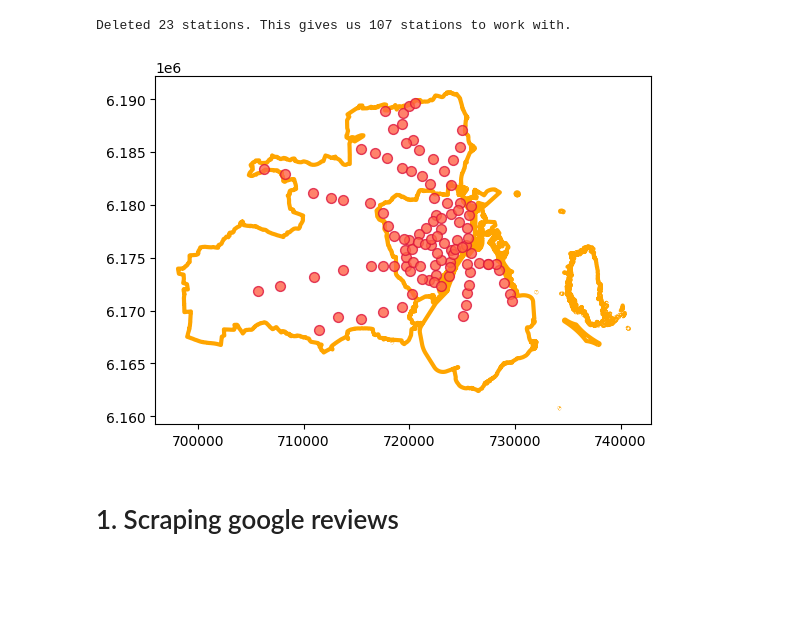
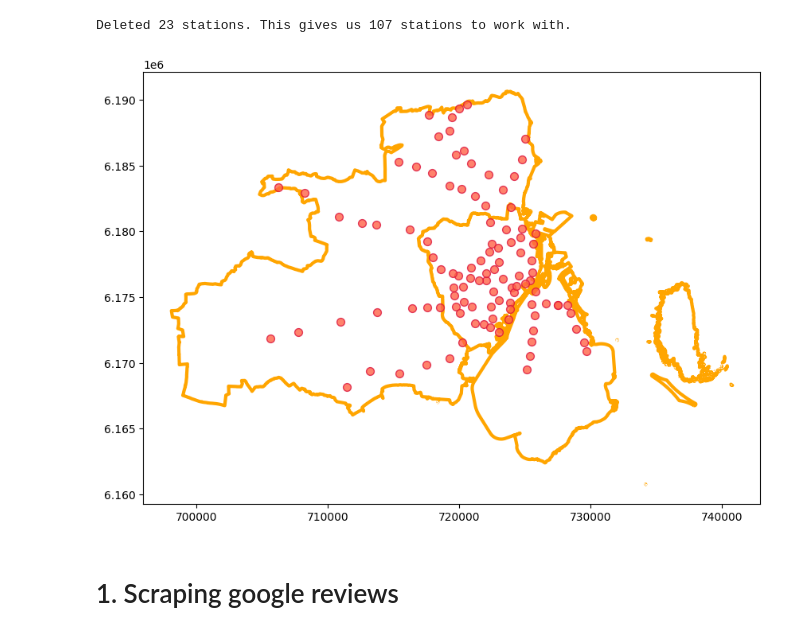
Before and after one commit to scet2/Kebap_Analysis, a Jupyter notebook: main_analysis.ipynb, the cells around one changed output. Drawn from its saved outputs; the diff is of its cells as text; code cells hidden in the pictures; blank space fills up the shorter version.

```diff
--- a/main_analysis.ipynb
+++ b/main_analysis.ipynb
@@ -68,12 +65,12 @@ print(f'Deleted {len(st_to_delete)} stations. This gives us {len(stations)} stat
 # %% [output]
 Deleted 23 stations. This gives us 107 stations to work with.
 # %%
-fig, ax = plt.subplots()
+fig, ax = plt.subplots(figsize=(10, 8))
 area.plot(ax=ax,color='white', edgecolor='orange', linewidth=3)
 stations.plot(ax=ax,marker='.', color='tomato', edgecolor='crimson', markersize=200, alpha =0.8)
 plt.show()
 # %% [output]
-[figure, old version]
+[figure, new version]
 # %%
 stations.to_file('data/processed/stations.geojson', driver='GeoJSON')
 # %% [markdown]
```
Also changed, not shown: parts of 3 cells of this notebook.
